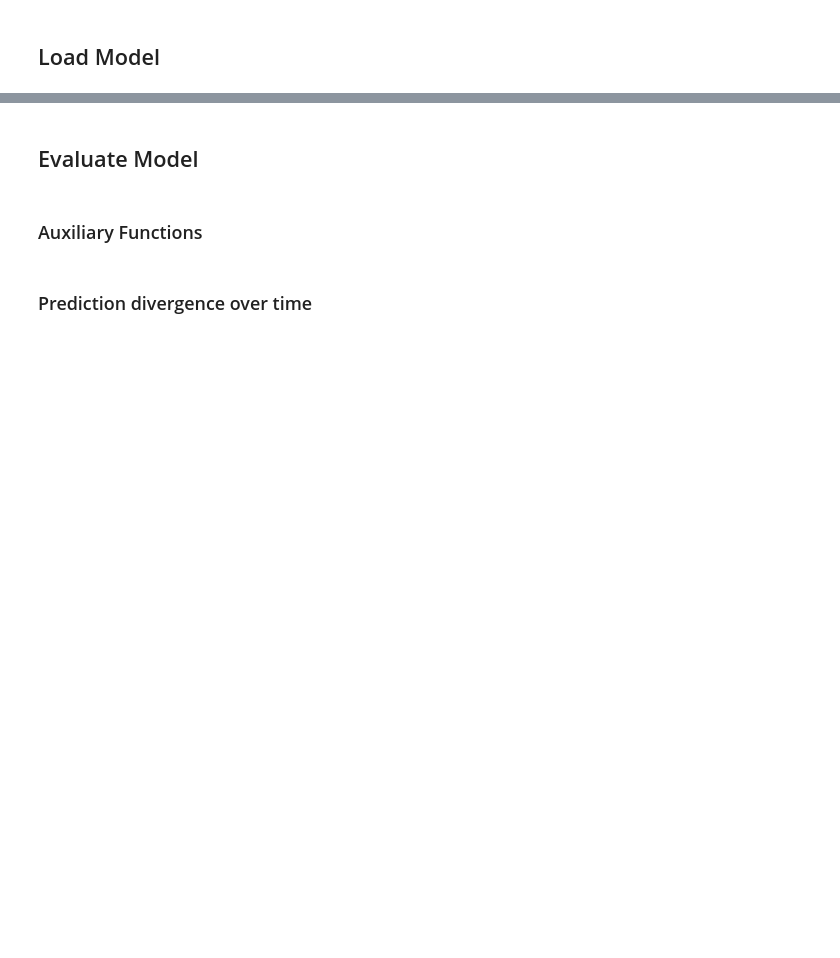
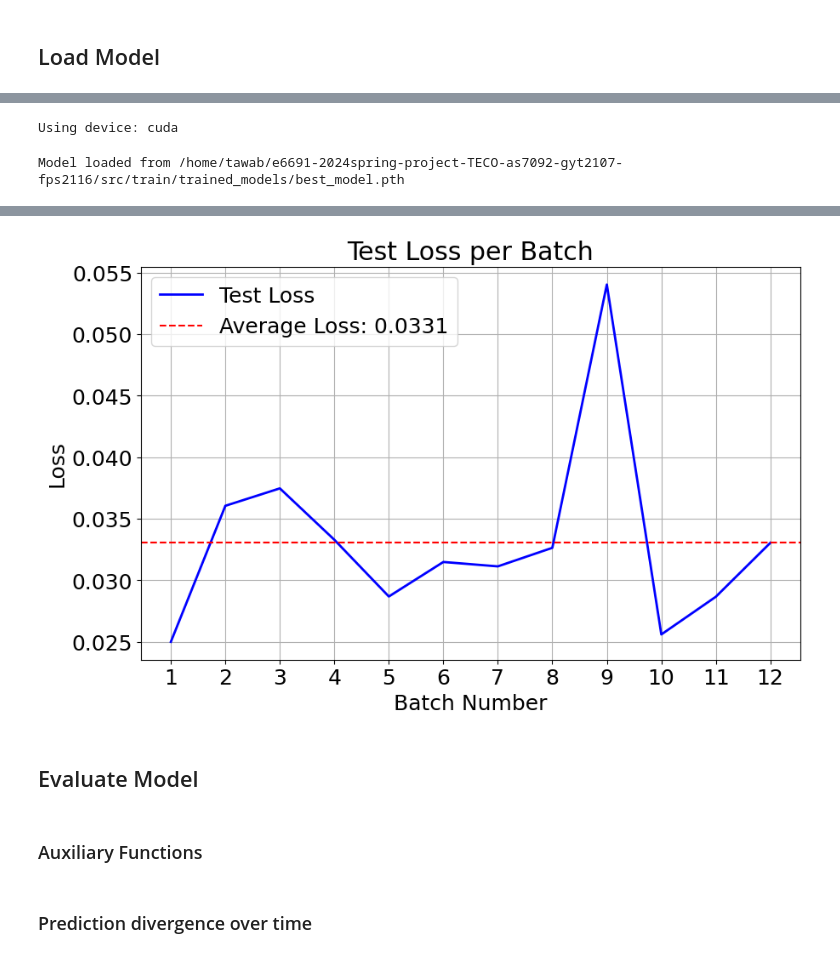
Before and after one commit to FlorSanders/Tennis_Shot_Prediction, a Jupyter notebook: src/eval/1_eval_pretrained.ipynb, the cells around one changed output, grey strips where cells are left out. Saved outputs shown, nothing was run; the diff lists cells and outputs as text; code cells hidden in the pictures; blank space fills up the shorter version.

```diff
--- a/src/eval/1_eval_pretrained.ipynb
+++ b/src/eval/1_eval_pretrained.ipynb
@@ -71,0 +57,28 @@ test_loader = DataLoader(test_set, batch_size=1, shuffle=False, collate_fn=my_co
+# %%
+BATCH_SIZE = 32
+LR = 0.001
+EPOCHS = 50
+train_path = '/home/florsanders/adl_ai_tennis_coach/data/tenniset/shot_labels/train'
+val_path = '/home/florsanders/adl_ai_tennis_coach/data/tenniset/shot_labels/val'
+test_path = '/home/florsanders/adl_ai_tennis_coach/data/tenniset/shot_labels/test'
+# %%
+# Trainer Setup
+trainer = PreTrainer(
+    batch_size=BATCH_SIZE,
+    lr=LR,
+    epochs=EPOCHS,
+    train_path=train_path,
+    val_path=val_path,
+    model_config_path=model_config_path,
+    model_save_path='trained_models'
+)
+# %% [output]
+Using device: cuda
+# %%
+model_weights_path = "/home/tawab/e6691-2024spring-project-TECO-as7092-gyt2107-fps2116/src/train/trained_models/best_model.pth"
+trainer.load_pretrained_model(model_weights_path)
+# %% [output]
+Model loaded from /home/tawab/e6691-2024spring-project-TECO-as7092-gyt2107-fps2116/src/train/trained_models/best_model.pth
+# %%
+trainer.test_trained_model(test_path)
+# %% [output]
@@ -72,3 +86,4 @@ test_loader = DataLoader(test_set, batch_size=1, shuffle=False, collate_fn=my_co
+[figure, added]
 # %% [markdown]
 ## Evaluate Model
 # %% [markdown]
```
Also changed, not shown: parts of 8 cells of this notebook, 3 other files.
